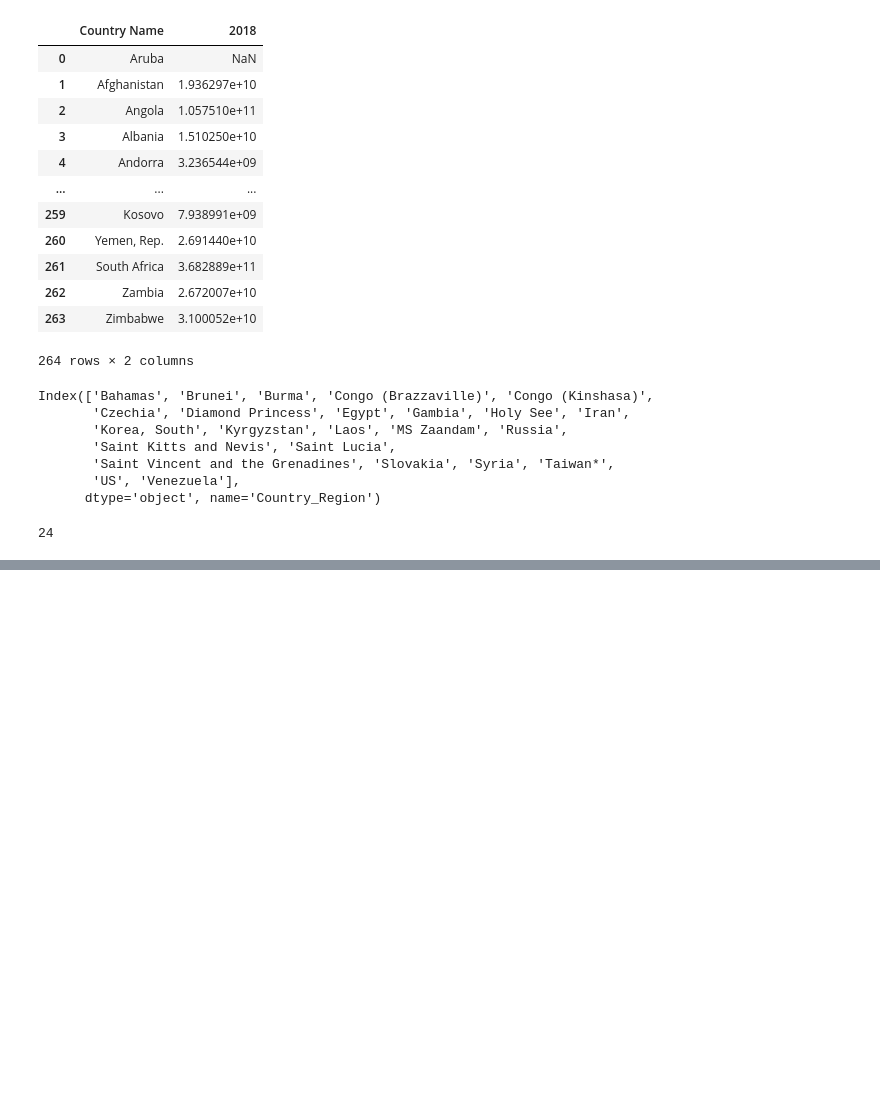
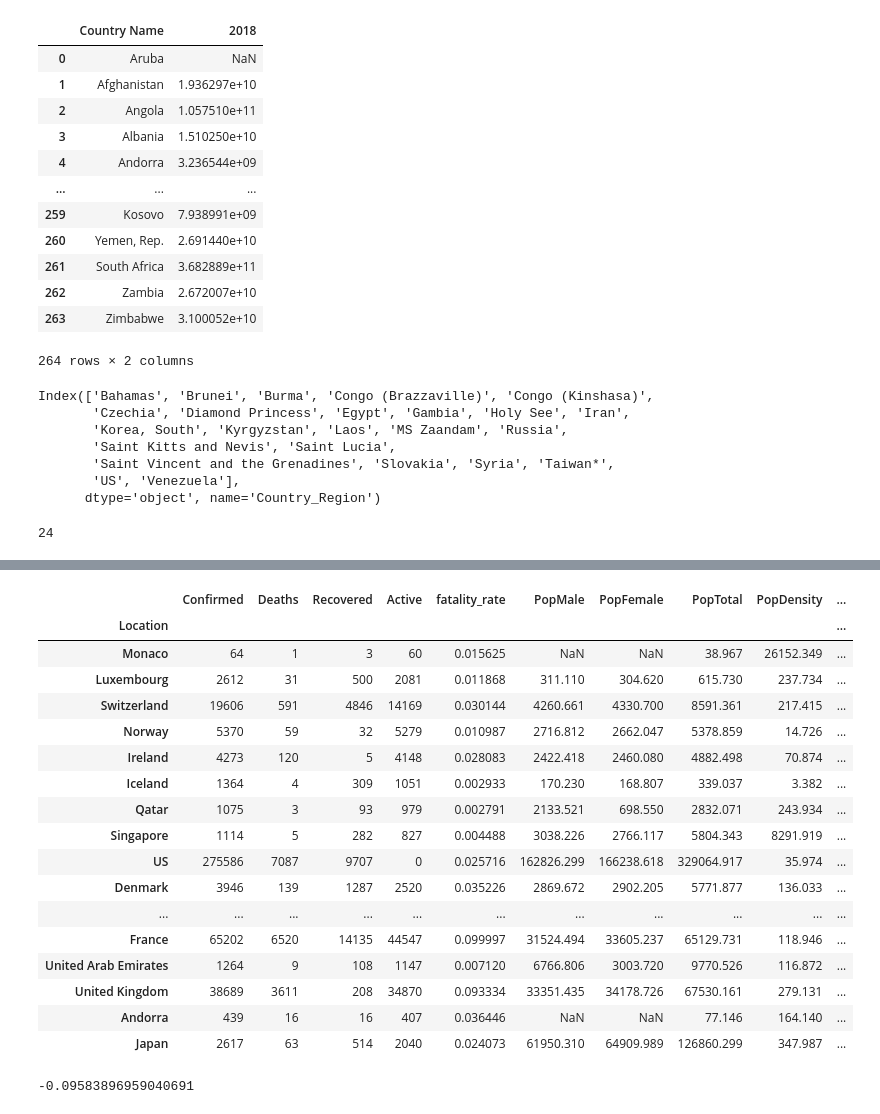
Before and after one commit to nnworkspace/covid19-insight, a Jupyter notebook: covid19-population-gdp.ipynb, the cells around one changed output, grey strips where cells are left out. Cells and saved outputs as stored; diff of their text form; code cells hidden in the pictures; blank space fills up the shorter version.

Commit message:
joined three datasets

```diff
--- a/covid19-population-gdp.ipynb
+++ b/covid19-population-gdp.ipynb
@@ -164,0 +175,6 @@ df_covid19_pop2019.head()
+# %%
+# locations that are in the covid19 dataset but not in population or gdp datasets:
+# Diamond Princess, Ms Zaandam, Kosovo, Taiwan, Holy See.
+
+df_overview = pd.merge(df_covid19_pop2019, df_gdp, how='inner', left_on='Location', right_on='Location')
+df_overview.head()
@@ -164,0 +192,3 @@ df_covid19_pop2019.head()
+# %%
+df_overview.rename(columns={"2018": "gdp_2018"}, errors="raise", inplace=True)
+df_overview
@@ -164,0 +209,29 @@ df_covid19_pop2019.head()
+# %%
+df_overview['gdp_per_capita'] = df_overview.gdp_2018 / (df_overview.PopTotal * 1000)
+df_overview.set_index('Location', inplace=True)
+# %%
+df_overview.sort_values(by = 'gdp_per_capita', ascending=False).head(25)
+# %% [output]
+|  | Confirmed | Deaths | Recovered | Active | fatality_rate | PopMale | PopFemale | PopTotal | PopDensity | ... |
+| Location |  |  |  |  |  |  |  |  |  | ... |
+| Monaco | 64 | 1 | 3 | 60 | 0.015625 | NaN | NaN | 38.967 | 26152.349 | ... |
+| Luxembourg | 2612 | 31 | 500 | 2081 | 0.011868 | 311.110 | 304.620 | 615.730 | 237.734 | ... |
+| Switzerland | 19606 | 591 | 4846 | 14169 | 0.030144 | 4260.661 | 4330.700 | 8591.361 | 217.415 | ... |
+| Norway | 5370 | 59 | 32 | 5279 | 0.010987 | 2716.812 | 2662.047 | 5378.859 | 14.726 | ... |
+| Ireland | 4273 | 120 | 5 | 4148 | 0.028083 | 2422.418 | 2460.080 | 4882.498 | 70.874 | ... |
+| Iceland | 1364 | 4 | 309 | 1051 | 0.002933 | 170.230 | 168.807 | 339.037 | 3.382 | ... |
+| Qatar | 1075 | 3 | 93 | 979 | 0.002791 | 2133.521 | 698.550 | 2832.071 | 243.934 | ... |
+| Singapore | 1114 | 5 | 282 | 827 | 0.004488 | 3038.226 | 2766.117 | 5804.343 | 8291.919 | ... |
+| US | 275586 | 7087 | 9707 | 0 | 0.025716 | 162826.299 | 166238.618 | 329064.917 | 35.974 | ... |
+| Denmark | 3946 | 139 | 1287 | 2520 | 0.035226 | 2869.672 | 2902.205 | 5771.877 | 136.033 | ... |
+| ... | ... | ... | ... | ... | ... | ... | ... | ... | ... | ... |
+| France | 65202 | 6520 | 14135 | 44547 | 0.099997 | 31524.494 | 33605.237 | 65129.731 | 118.946 | ... |
+| United Arab Emirates | 1264 | 9 | 108 | 1147 | 0.007120 | 6766.806 | 3003.720 | 9770.526 | 116.872 | ... |
+| United Kingdom | 38689 | 3611 | 208 | 34870 | 0.093334 | 33351.435 | 34178.726 | 67530.161 | 279.131 | ... |
+| Andorra | 439 | 16 | 16 | 407 | 0.036446 | NaN | NaN | 77.146 | 164.140 | ... |
+| Japan | 2617 | 63 | 514 | 2040 | 0.024073 | 61950.310 | 64909.989 | 126860.299 | 347.987 | ... |
+# %%
+corr1 = df_overview.fatality_rate.corr(df_overview.gdp_per_capita)
+corr1
+# %% [output]
+-0.09583896959040691
```
Also changed, not shown: parts of 8 cells of this notebook, 1 other file.
